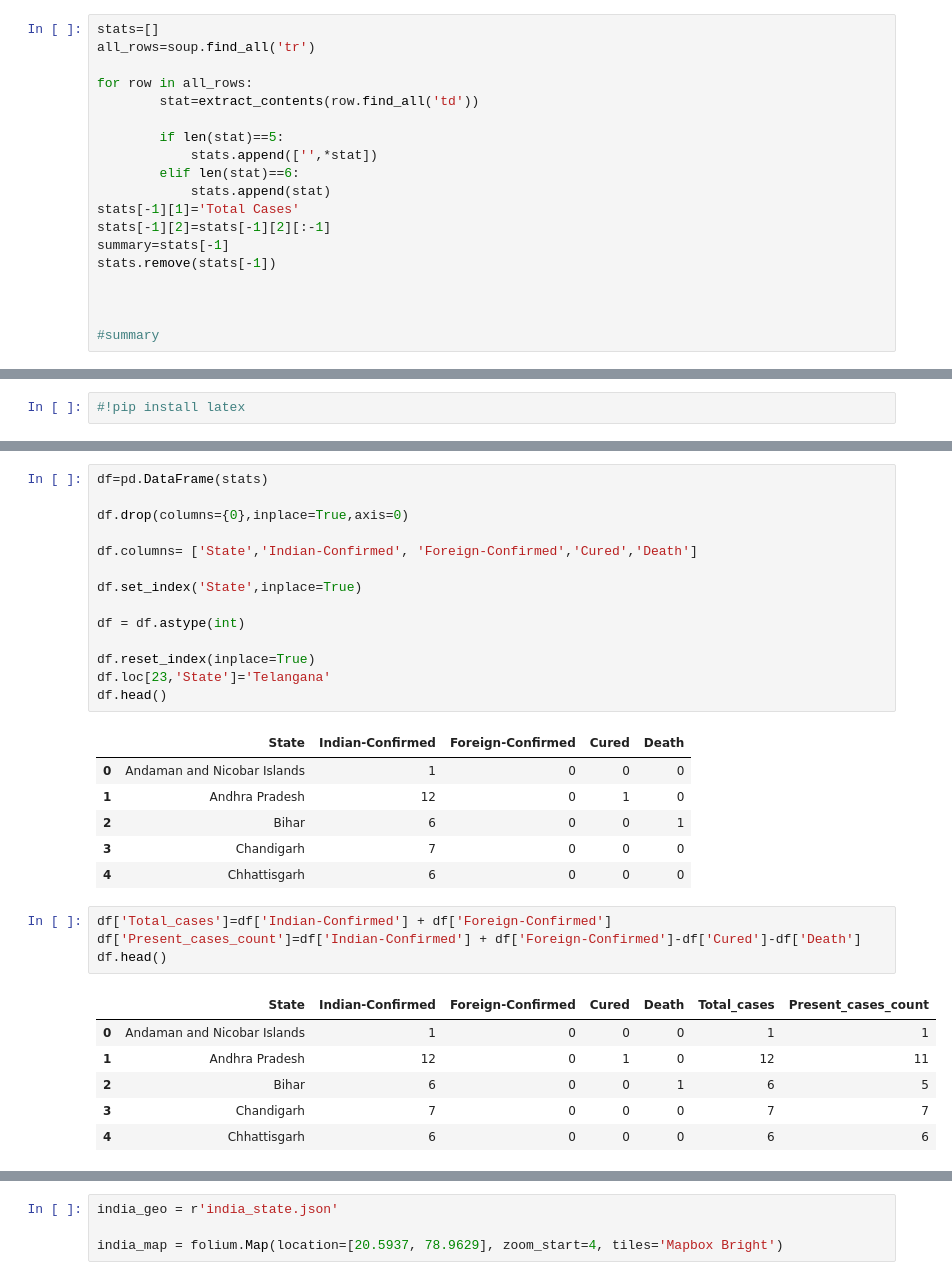
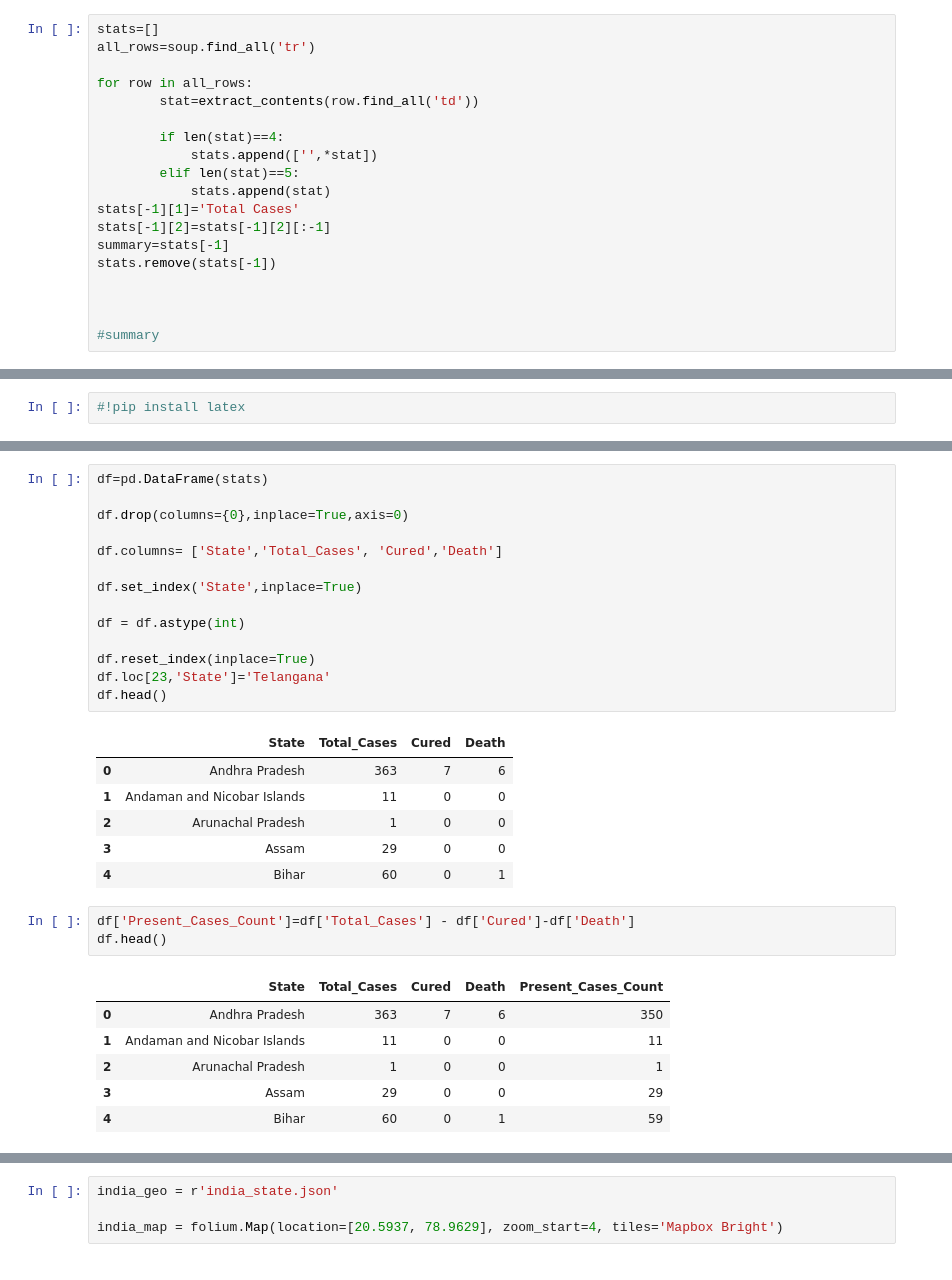
Before and after one commit to sushmanthnatha/webscraping_covid19, a Jupyter notebook: sample_covid19tracker.ipynb, the cells around one changed output, grey strips where cells are left out. Drawn from its saved outputs; the diff is of its cells as text.

```diff
--- a/sample_covid19tracker.ipynb
+++ b/sample_covid19tracker.ipynb
@@ -30,9 +31,9 @@ all_rows=soup.find_all('tr')
 for row in all_rows:
         stat=extract_contents(row.find_all('td'))
 
-        if len(stat)==5:
+        if len(stat)==4:
             stats.append(['',*stat])
-        elif len(stat)==6:
+        elif len(stat)==5:
             stats.append(stat)
 stats[-1][1]='Total Cases'
 stats[-1][2]=stats[-1][2][:-1]
@@ -108,7 +93,7 @@ df=pd.DataFrame(stats)
 
 df.drop(columns={0},inplace=True,axis=0)
 
-df.columns= ['State','Indian-Confirmed', 'Foreign-Confirmed','Cured','Death']
+df.columns= ['State','Total_Cases', 'Cured','Death']
 
 df.set_index('State',inplace=True)
 
@@ -118,23 +103,22 @@ df.reset_index(inplace=True)
 df.loc[23,'State']='Telangana'
 df.head()
 # %% [output]
-|  | State | Indian-Confirmed | Foreign-Confirmed | Cured | Death |
-| 0 | Andaman and Nicobar Islands | 1 | 0 | 0 | 0 |
-| 1 | Andhra Pradesh | 12 | 0 | 1 | 0 |
-| 2 | Bihar | 6 | 0 | 0 | 1 |
-| 3 | Chandigarh | 7 | 0 | 0 | 0 |
-| 4 | Chhattisgarh | 6 | 0 | 0 | 0 |
+|  | State | Total_Cases | Cured | Death |
+| 0 | Andhra Pradesh | 363 | 7 | 6 |
+| 1 | Andaman and Nicobar Islands | 11 | 0 | 0 |
+| 2 | Arunachal Pradesh | 1 | 0 | 0 |
+| 3 | Assam | 29 | 0 | 0 |
+| 4 | Bihar | 60 | 0 | 1 |
 # %%
-df['Total_cases']=df['Indian-Confirmed'] + df['Foreign-Confirmed']
-df['Present_cases_count']=df['Indian-Confirmed'] + df['Foreign-Confirmed']-df['Cured']-df['Death']
+df['Present_Cases_Count']=df['Total_Cases'] - df['Cured']-df['Death']
 df.head()
 # %% [output]
-|  | State | Indian-Confirmed | Foreign-Confirmed | Cured | Death | Total_cases | Present_cases_count |
-| 0 | Andaman and Nicobar Islands | 1 | 0 | 0 | 0 | 1 | 1 |
-| 1 | Andhra Pradesh | 12 | 0 | 1 | 0 | 12 | 11 |
-| 2 | Bihar | 6 | 0 | 0 | 1 | 6 | 5 |
-| 3 | Chandigarh | 7 | 0 | 0 | 0 | 7 | 7 |
-| 4 | Chhattisgarh | 6 | 0 | 0 | 0 | 6 | 6 |
+|  | State | Total_Cases | Cured | Death | Present_Cases_Count |
+| 0 | Andhra Pradesh | 363 | 7 | 6 | 350 |
+| 1 | Andaman and Nicobar Islands | 11 | 0 | 0 | 11 |
+| 2 | Arunachal Pradesh | 1 | 0 | 0 | 1 |
+| 3 | Assam | 29 | 0 | 0 | 29 |
+| 4 | Bihar | 60 | 0 | 1 | 59 |
 # %%
 df.dtypes
 # %% [output]
```
Also changed, not shown: parts of 11 cells of this notebook.
